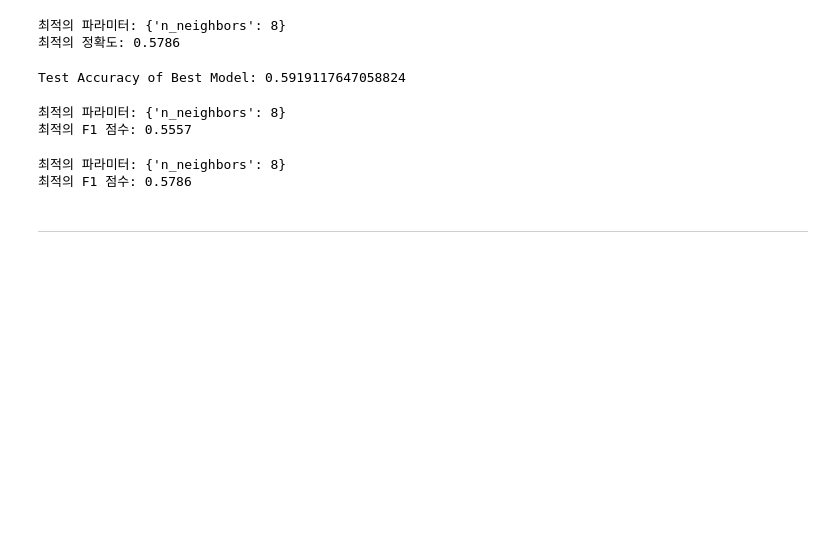
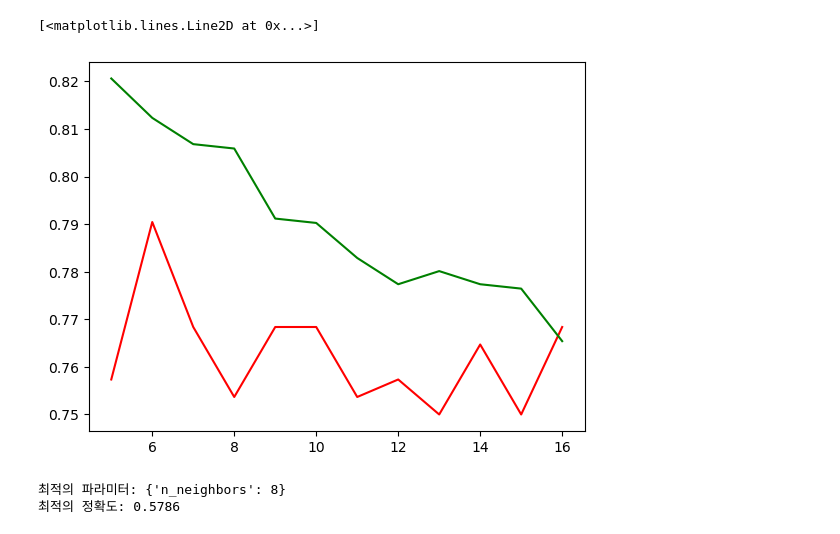
Before and after one commit to yeonho0214/test, a Jupyter notebook: 3. save_total KNN 결과.ipynb, the cells around one changed output. Drawn from its saved outputs; the diff is of its cells as text; code cells hidden in the pictures; blank space fills up the shorter version.

```diff
--- a/3. save_total KNN 결과.ipynb
+++ b/3. save_total KNN 결과.ipynb
@@ -40,3 +56,17 @@ plt.plot(range(1,100), acc_train, 'g')
+# %%
+acc_test=[]
+acc_train=[]
+for i in range(5,17):
+    knn_k = KNeighborsClassifier(n_neighbors=i)
+    knn_k.fit(X_train, y_train)
+    acc_test.append(knn_k.score(X_test, y_test))
+    acc_train.append(knn_k.score(X_train, y_train))
+
+plt.plot(range(5,17), acc_test,'r')
+plt.plot(range(5,17), acc_train, 'g')
+# %% [output]
+[<matplotlib.lines.Line2D at 0x...>]
+[figure, added]
 # %%
 from sklearn.model_selection import GridSearchCV
 
@@ -61,63 +91,3 @@ print(f'최적의 정확도: {best_accuracy:.4f}')
 # %% [output]
 최적의 파라미터: {'n_neighbors': 8}
 최적의 정확도: 0.5786
-# %%
-# 최적의 모델로 테스트 세트에서 정확도 계산
-test_accuracy = grid_search.best_estimator_.score(X_test, y_test)
-print("Test Accuracy of Best Model:", test_accuracy)
-# %% [output]
-Test Accuracy of Best Model: 0.5919117647058824
-# %%
-from sklearn.model_selection import GridSearchCV
-from sklearn.neighbors import KNeighborsClassifier
-from sklearn.metrics import f1_score
-
-# 하이퍼파라미터 그리드 정의
-param_grid = {'n_neighbors': range(1, 100)}
-
-# KNN 분류기 생성
-knn = KNeighborsClassifier()
-
-# GridSearchCV 객체 생성
-grid_search = GridSearchCV(knn, param_grid, cv=5, scoring='f1_weighted')  # 또는 'f1_micro'로 설정 가능
-
-# 그리드 서치를 데이터에 맞춤
-grid_search.fit(X_train, y_train)
-
-# 최적의 파라미터와 최적의 F1 점수 얻기
-best_params = grid_search.best_params_
-best_f1 = grid_search.best_score_
-
-print(f'최적의 파라미터: {best_params}')
-print(f'최적의 F1 점수: {best_f1:.4f}')
-# %% [output]
-최적의 파라미터: {'n_neighbors': 8}
-최적의 F1 점수: 0.5557
-# %%
-from sklearn.model_selection import GridSearchCV
-from sklearn.neighbors import KNeighborsClassifier
-from sklearn.metrics import f1_score
-
-# 하이퍼파라미터 그리드 정의
-param_grid = {'n_neighbors': range(1, 100)}
-
-# KNN 분류기 생성
-knn = KNeighborsClassifier()
-
-# GridSearchCV 객체 생성
-grid_search = GridSearchCV(knn, param_grid, cv=5, scoring='f1_micro')  # 또는 'f1_micro'로 설정 가능
-
-# 그리드 서치를 데이터에 맞춤
-grid_search.fit(X_train, y_train)
-
-# 최적의 파라미터와 최적의 F1 점수 얻기
-best_params = grid_search.best_params_
-best_f1 = grid_search.best_score_
-
-print(f'최적의 파라미터: {best_params}')
-print(f'최적의 F1 점수: {best_f1:.4f}')
-# %% [output]
-최적의 파라미터: {'n_neighbors': 8}
-최적의 F1 점수: 0.5786
-# %% [markdown]
--------------------------------------------------------------------
```
Also changed, not shown: parts of 18 cells of this notebook, 2 other files.
